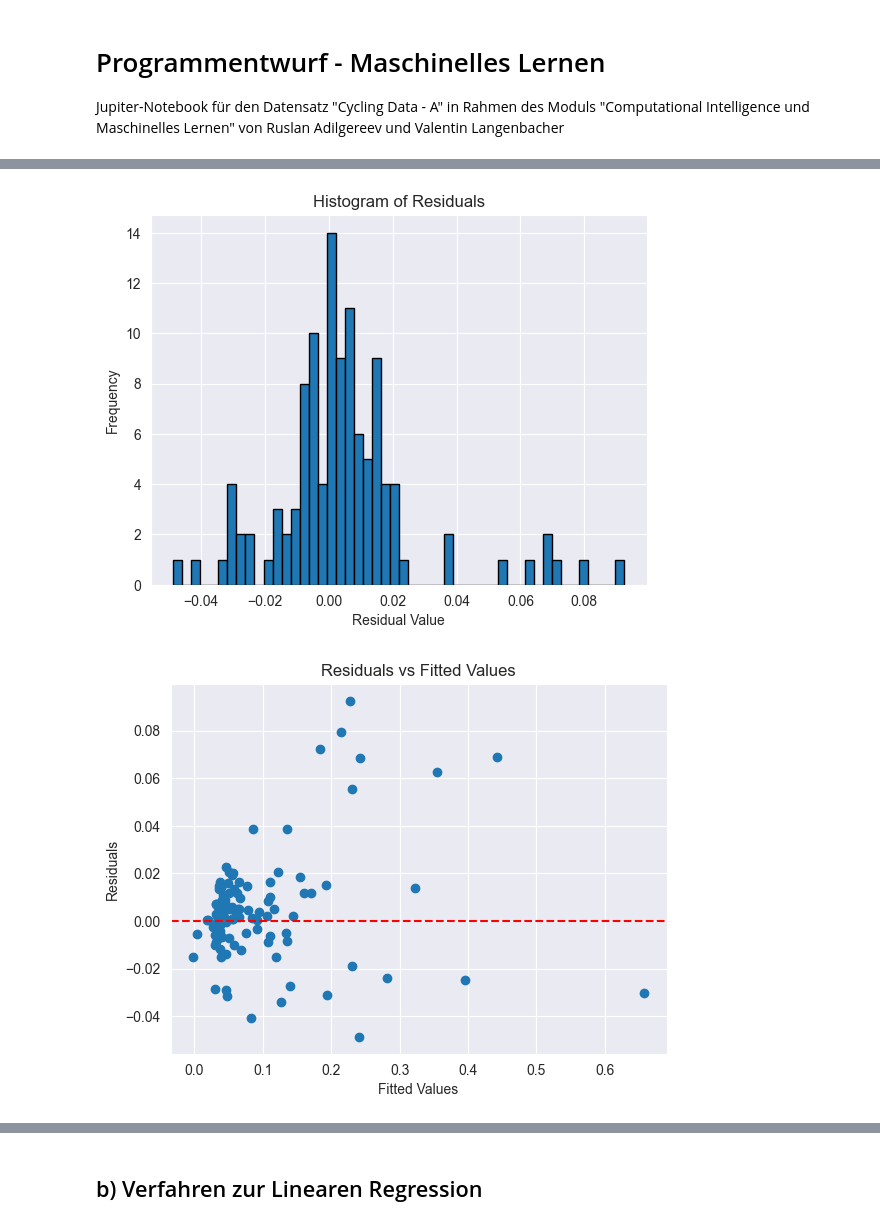
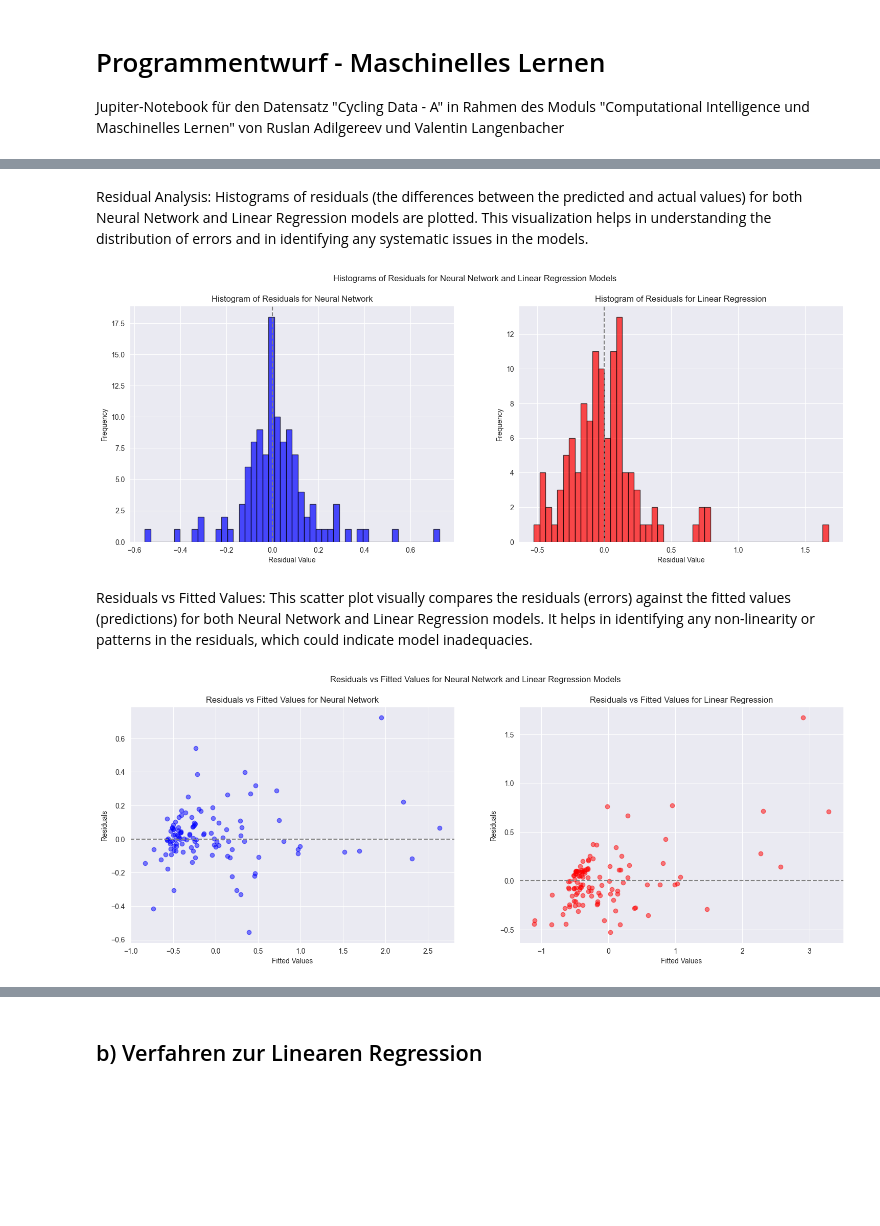
Before and after one commit to ruslanadilgereev/DHBW, a Jupyter notebook: T3M40507_Maschinelles_Lernen_und_Computational Intelligence/ML_Project_A/cycling_data.ipynb, the cells around one changed output, grey strips where cells are left out. Cells and saved outputs as stored; diff of their text form; code cells hidden in the pictures; blank space fills up the shorter version.

```diff
--- a/T3M40507_Maschinelles_Lernen_und_Computational Intelligence/ML_Project_A/cycling_data.ipynb
+++ b/T3M40507_Maschinelles_Lernen_und_Computational Intelligence/ML_Project_A/cycling_data.ipynb
@@ -78,12 +102,17 @@ df = pd.concat([df, df_onehot_only.reset_index(drop=True)], axis=1)
 # %%
+# Importing the train_test_split function for data splitting
+from sklearn.model_selection import train_test_split
 
-# Features and target variable for Min-Max scaled data
+# Data Splitting for Model Training
+
+# Choose either Min-Max scaled or Z-Normalized data for training
 # Comment out the one you don't want to use
-df = df_minmax
-#df = df_znorm
+# df = df_minmax
+df = df_znorm
 
+# Define features (X) and target variable (y)
 X = df.drop('Hm', axis=1)
 y = df['Hm']
 
-X_train, X_val, y_train, y_val = train_test_split(X, y, test_size=0.2)
-# Split data
+# Split the data into 80% training and 20% validation sets
+X_train, X_val, y_train, y_val = train_test_split(X, y, test_size=0.2, random_state=42)
@@ -149,22 +271,55 @@ Name: Hm, dtype: float64
+# %% [markdown]
+Residual Analysis: Histograms of residuals (the differences between the predicted and actual values) for both Neural Network and Linear Regression models are plotted. This visualization helps in understanding the distribution of errors and in identifying any systematic issues in the models.
 # %%
-# Calculate residuals
-residuals = y_pred - y_val.values
+# Visualization: Histogram of Model Residuals
 
-# Create histogram
-plt.hist(residuals, bins=50, edgecolor='black')
-plt.title('Histogram of Residuals')
-plt.xlabel('Residual Value')
-plt.ylabel('Frequency')
+# Create a figure with two subplots
+fig, axes = plt.subplots(nrows=1, ncols=2, figsize=(18, 6))
+
+# First subplot for Neural Network residuals
+axes[0].hist(nn_error, bins=50, edgecolor='black', color='b', alpha=0.7)
+axes[0].axvline(0, color='gray', linestyle='--')  # Add vertical line at x=0
+axes[0].set_title('Histogram of Residuals for Neural Network')
+axes[0].set_xlabel('Residual Value')
+axes[0].set_ylabel('Frequency')
+
+# Second subplot for Linear Regression residuals
+axes[1].hist(lin_error, bins=50, edgecolor='black', color='r', alpha=0.7)
+axes[1].axvline(0, color='gray', linestyle='--')  # Add vertical line at x=0
+axes[1].set_title('Histogram of Residuals for Linear Regression')
+axes[1].set_xlabel('Residual Value')
+axes[1].set_ylabel('Frequency')
+
+# Add overall title and display the plot
+fig.suptitle('Histograms of Residuals for Neural Network and Linear Regression Models')
 plt.show()
 # %% [output]
-[figure, old version]
+[figure, new version]
+# %% [markdown]
+Residuals vs Fitted Values: This scatter plot visually compares the residuals (errors) against the fitted values (predictions) for both Neural Network and Linear Regression models. It helps in identifying any non-linearity or patterns in the residuals, which could indicate model inadequacies.
 # %%
-plt.scatter(y_pred, residuals)
-plt.axhline(y=0, color='r', linestyle='--')
-plt.title('Residuals vs Fitted Values')
-plt.xlabel('Fitted Values')
-plt.ylabel('Residuals')
+# Visualization: Residuals vs Fitted Values
+
+# Create a figure with two subplots
+fig, axes = plt.subplots(nrows=1, ncols=2, figsize=(18, 6))
+
+# First subplot for Neural Network residuals
+axes[0].scatter(nn_y_pred, nn_error, color='b', alpha=0.5)
+axes[0].axhline(y=0, color='gray', linestyle='--')  # Add horizontal line at y=0
+axes[0].set_title('Residuals vs Fitted Values for Neural Network')
+axes[0].set_xlabel('Fitted Values')
+axes[0].set_ylabel('Residuals')
+
+# Second subplot for Linear Regression residuals
+axes[1].scatter(lin_y_pred, lin_error, color='r', alpha=0.5)
+axes[1].axhline(y=0, color='gray', linestyle='--')  # Add horizontal line at y=0
+axes[1].set_title('Residuals vs Fitted Values for Linear Regression')
+axes[1].set_xlabel('Fitted Values')
+axes[1].set_ylabel('Residuals')
+
+# Add overall title and display the plot
+fig.suptitle('Residuals vs Fitted Values for Neural Network and Linear Regression Models')
 plt.show()
 # %% [output]
-[figure, old version]
+[figure, new version]
 # %% [raw]
```
Also changed, not shown: parts of 37 cells of this notebook, 2 other files.
